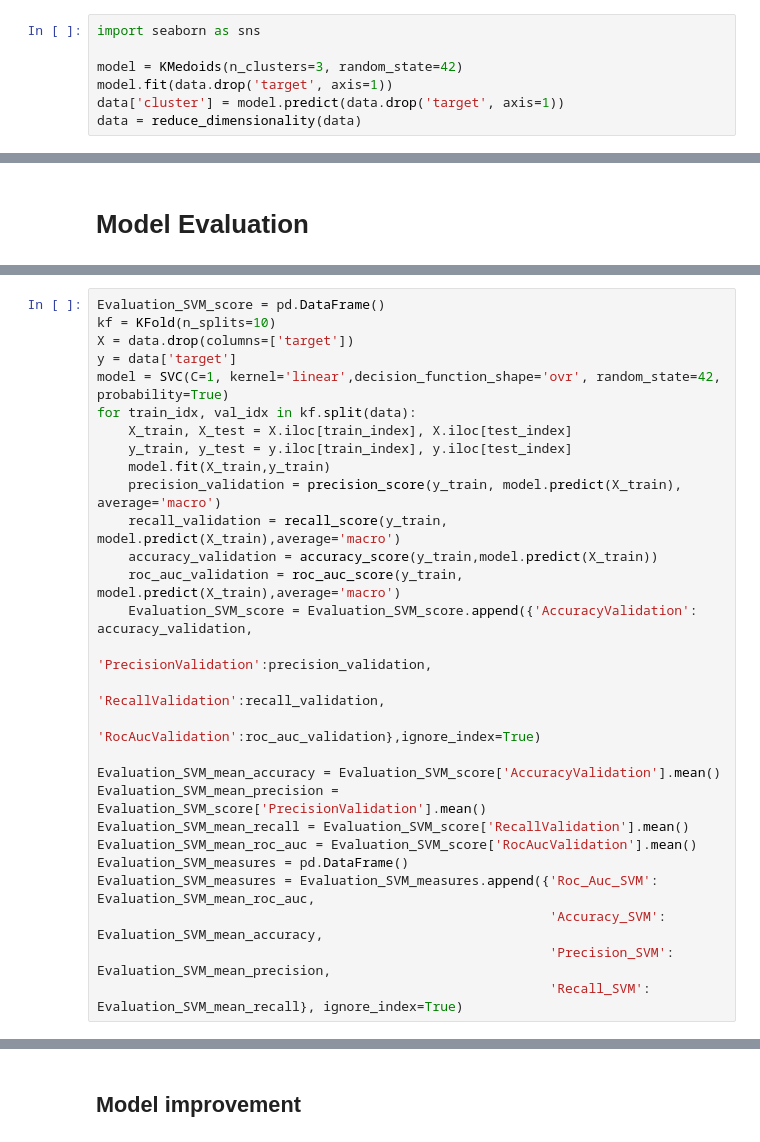
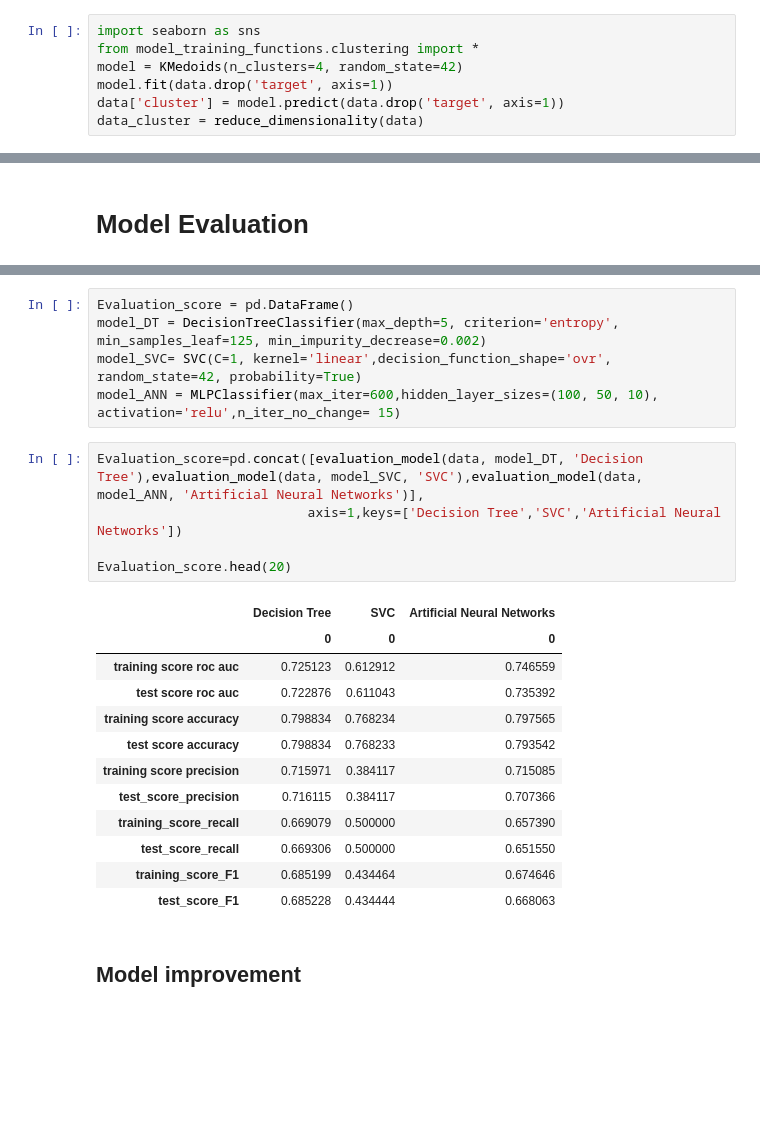
Before and after one commit to BarGanor/ml_project, a Jupyter notebook: project_part_2.ipynb, the cells around one changed output, grey strips where cells are left out. Cells and saved outputs as stored; diff of their text form; blank space fills up the shorter version.

```diff
--- a/project_part_2.ipynb
+++ b/project_part_2.ipynb
@@ -270,8 +251,8 @@ best_model= get_result_coeff_and_intrec(data)
 ## Unsupervised Learning - Clustering
 # %%
 import seaborn as sns
-
-model = KMedoids(n_clusters=3, random_state=42)
+from model_training_functions.clustering import *
+model = KMedoids(n_clusters=4, random_state=42)
 model.fit(data.drop('target', axis=1))
 data['cluster'] = model.predict(data.drop('target', axis=1))
-data = reduce_dimensionality(data)
+data_cluster = reduce_dimensionality(data)
@@ -346,28 +281,0 @@ Evaluation_DT_measures = Evaluation_DT_measures.append({'Roc_Auc_DT': Evaluation
-# %%
-Evaluation_SVM_score = pd.DataFrame()
-kf = KFold(n_splits=10)
-X = data.drop(columns=['target'])
-y = data['target']
-model = SVC(C=1, kernel='linear',decision_function_shape='ovr', random_state=42, probability=True)
-for train_idx, val_idx in kf.split(data):
-    X_train, X_test = X.iloc[train_index], X.iloc[test_index]
-    y_train, y_test = y.iloc[train_index], y.iloc[test_index]
-    model.fit(X_train,y_train)
-    precision_validation = precision_score(y_train, model.predict(X_train), average='macro')
-    recall_validation = recall_score(y_train, model.predict(X_train),average='macro')
-    accuracy_validation = accuracy_score(y_train,model.predict(X_train))
-    roc_auc_validation = roc_auc_score(y_train, model.predict(X_train),average='macro')
-    Evaluation_SVM_score = Evaluation_SVM_score.append({'AccuracyValidation': accuracy_validation,
-                                                        'PrecisionValidation':precision_validation,
-                                                        'RecallValidation':recall_validation,
-                                                        'RocAucValidation':roc_auc_validation},ignore_index=True)
-
-Evaluation_SVM_mean_accuracy = Evaluation_SVM_score['AccuracyValidation'].mean()
-Evaluation_SVM_mean_precision = Evaluation_SVM_score['PrecisionValidation'].mean()
-Evaluation_SVM_mean_recall = Evaluation_SVM_score['RecallValidation'].mean()
-Evaluation_SVM_mean_roc_auc = Evaluation_SVM_score['RocAucValidation'].mean()
-Evaluation_SVM_measures = pd.DataFrame()
-Evaluation_SVM_measures = Evaluation_SVM_measures.append({'Roc_Auc_SVM': Evaluation_SVM_mean_roc_auc,
-                                                          'Accuracy_SVM': Evaluation_SVM_mean_accuracy,
-                                                          'Precision_SVM': Evaluation_SVM_mean_precision,
-                                                          'Recall_SVM': Evaluation_SVM_mean_recall}, ignore_index=True)
@@ -389,3 +327,26 @@ Evaluation_SVM_measures.head()
+# %%
+Evaluation_score = pd.DataFrame()
+model_DT = DecisionTreeClassifier(max_depth=5, criterion='entropy', min_samples_leaf=125, min_impurity_decrease=0.002)
+model_SVC= SVC(C=1, kernel='linear',decision_function_shape='ovr', random_state=42, probability=True)
+model_ANN = MLPClassifier(max_iter=600,hidden_layer_sizes=(100, 50, 10), activation='relu',n_iter_no_change= 15)
+# %%
+Evaluation_score=pd.concat([evaluation_model(data, model_DT, 'Decision Tree'),evaluation_model(data, model_SVC, 'SVC'),evaluation_model(data, model_ANN, 'Artificial Neural Networks')],
+                           axis=1,keys=['Decision Tree','SVC','Artificial Neural Networks'])
+
+Evaluation_score.head(20)
+# %% [output]
+|  | Decision Tree | SVC | Artificial Neural Networks |
+|  | 0 | 0 | 0 |
+| training score roc auc | 0.725123 | 0.612912 | 0.746559 |
+| test score roc auc | 0.722876 | 0.611043 | 0.735392 |
+| training score accuracy | 0.798834 | 0.768234 | 0.797565 |
+| test score accuracy | 0.798834 | 0.768233 | 0.793542 |
+| training score precision | 0.715971 | 0.384117 | 0.715085 |
+| test_score_precision | 0.716115 | 0.384117 | 0.707366 |
+| training_score_recall | 0.669079 | 0.500000 | 0.657390 |
+| test_score_recall | 0.669306 | 0.500000 | 0.651550 |
+| training_score_F1 | 0.685199 | 0.434464 | 0.674646 |
+| test_score_F1 | 0.685228 | 0.434444 | 0.668063 |
 # %% [markdown]
 ## Model improvement
 # %%
```
Also changed, not shown: parts of 45 cells of this notebook, 4 other files.
